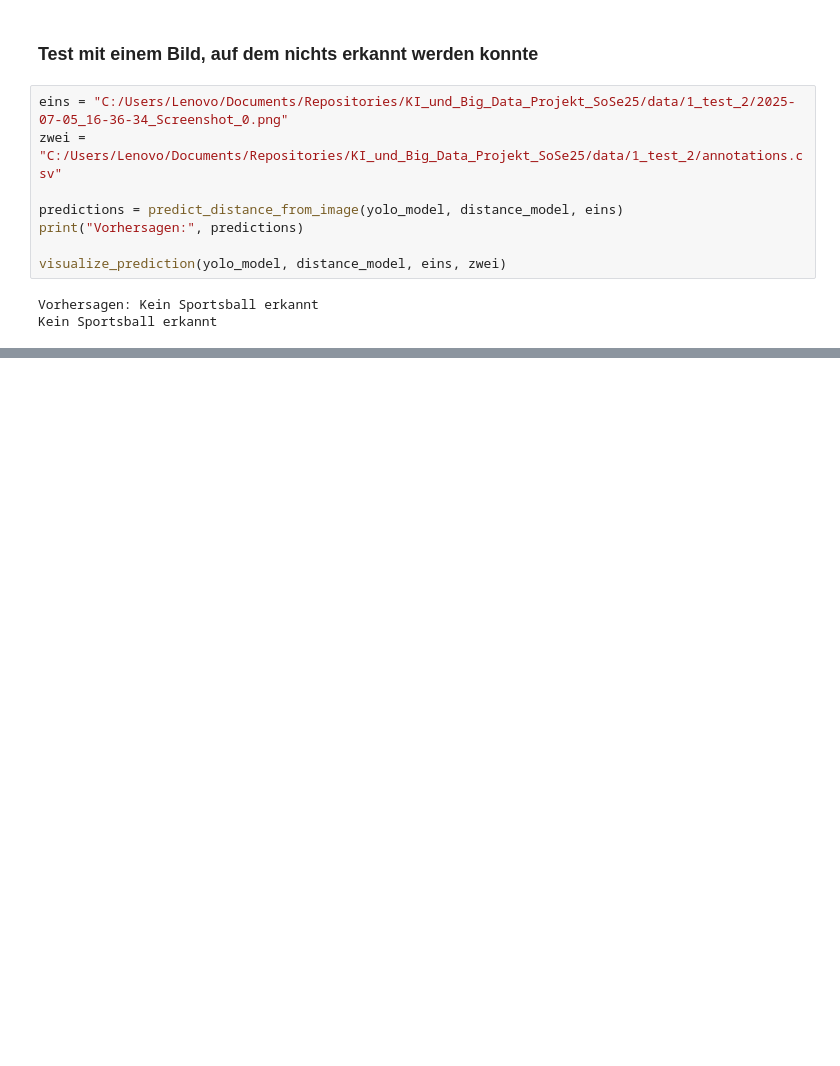
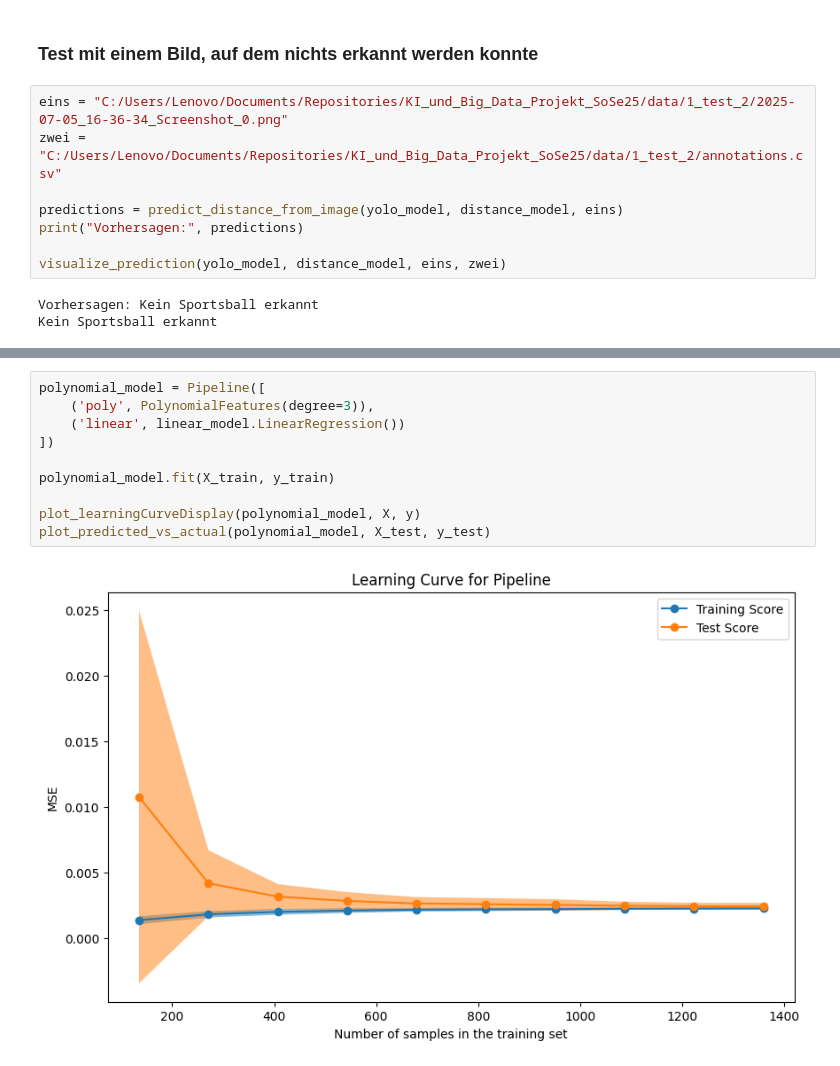
Before and after one commit to PizzaPichael/KI_und_Big_Data_Projekt_SoSe25, a Jupyter notebook: code/ballDetection/03_detect_balls_max_three_meter.ipynb, the cells around one changed output, grey strips where cells are left out. Cells and saved outputs as stored; diff of their text form; blank space fills up the shorter version.

```diff
--- a/code/ballDetection/03_detect_balls_max_three_meter.ipynb
+++ b/code/ballDetection/03_detect_balls_max_three_meter.ipynb
@@ -522,0 +551,12 @@ Kein Sportsball erkannt
+# %%
+polynomial_model = Pipeline([
+    ('poly', PolynomialFeatures(degree=3)),
+    ('linear', linear_model.LinearRegression())
+])
+
+polynomial_model.fit(X_train, y_train)
+
+plot_learningCurveDisplay(polynomial_model, X, y)
+plot_predicted_vs_actual(polynomial_model, X_test, y_test)
+# %% [output]
+[figure, added]
```
Also changed, not shown: parts of 14 cells of this notebook.
